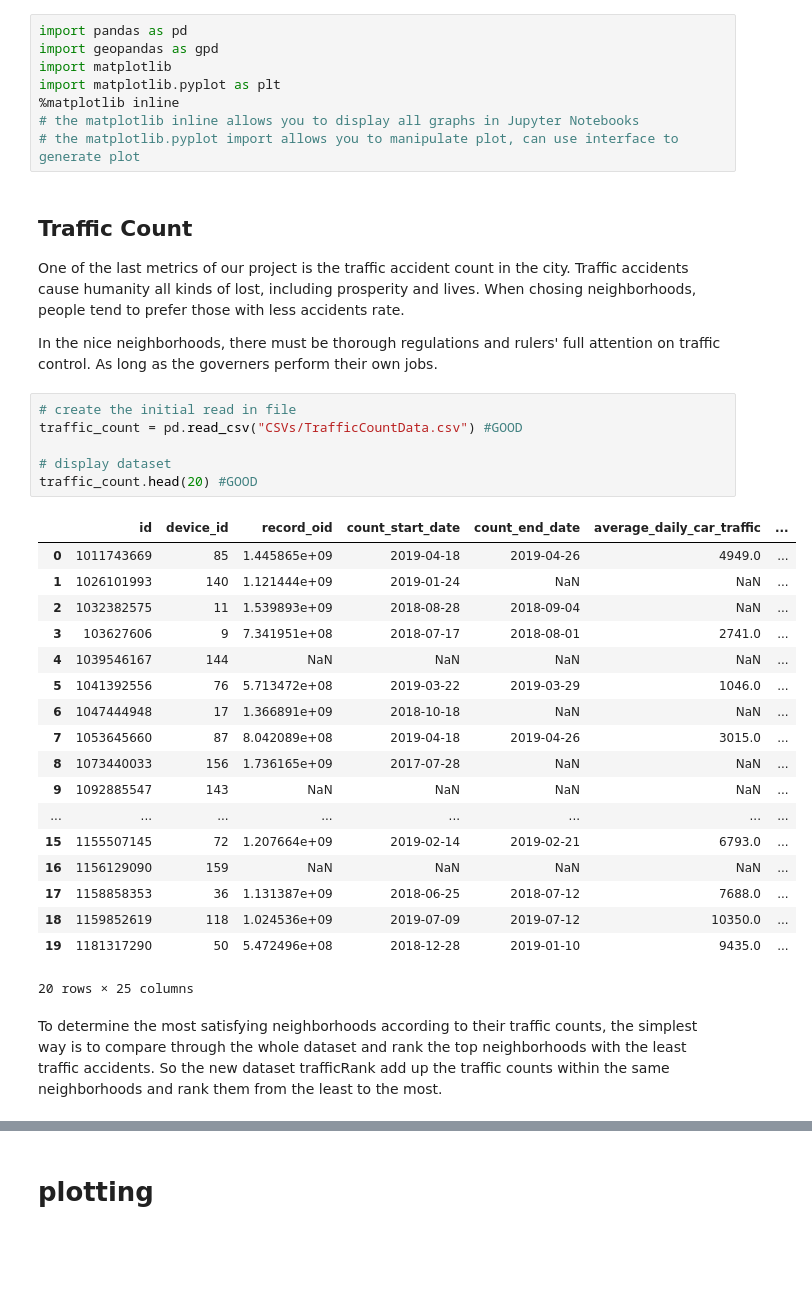
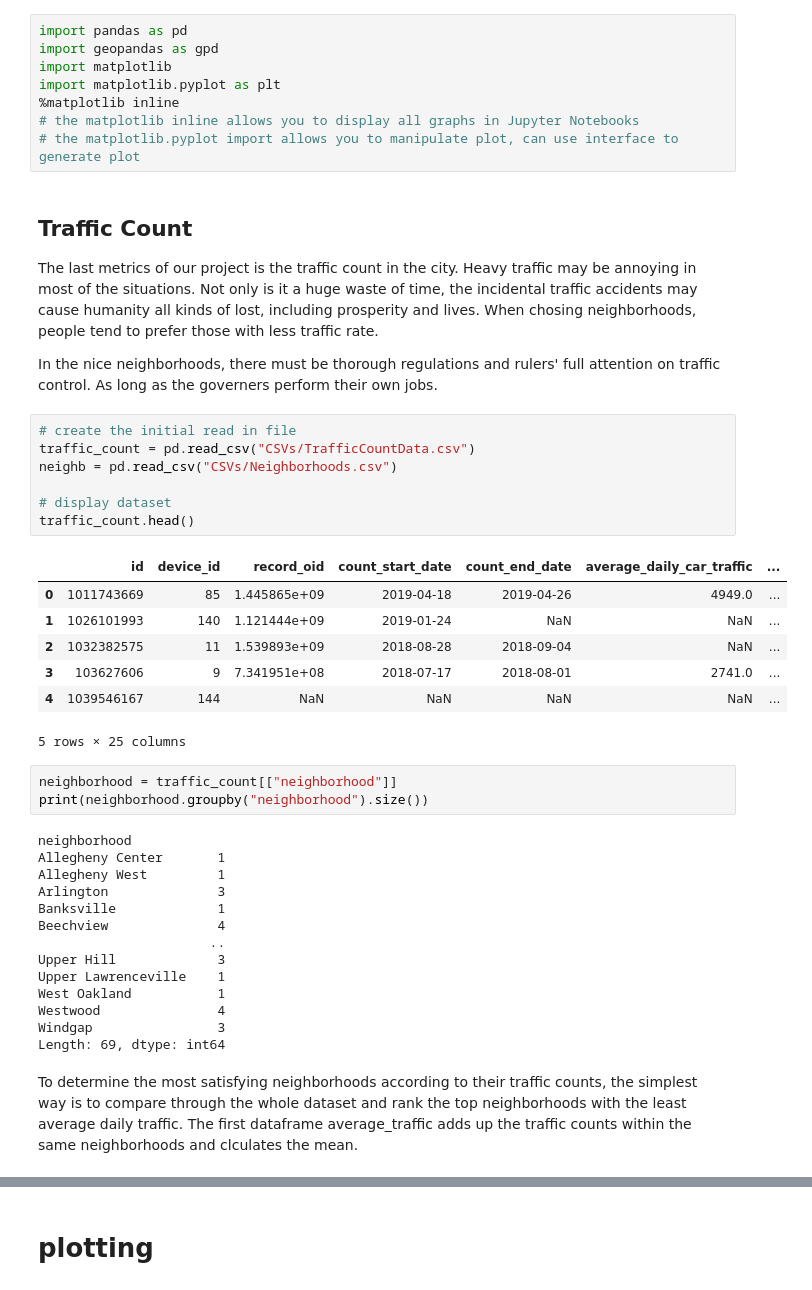
Before and after one commit to songxingyu1118/CMPINF10_Final_Project, a Jupyter notebook: Maeve's-Work.ipynb, the cells around one changed output, grey strips where cells are left out. Saved outputs shown, nothing was run; the diff lists cells and outputs as text; blank space fills up the shorter version.

```diff
--- a/Maeve's-Work.ipynb
+++ b/Maeve's-Work.ipynb
@@ -8,35 +8,42 @@ import matplotlib.pyplot as plt
 # the matplotlib.pyplot import allows you to manipulate plot, can use interface to generate plot
 # %% [markdown]
 ## Traffic Count
-One of the last metrics of our project is the traffic accident count in the city. Traffic accidents cause humanity all kinds of lost, including prosperity and lives. When chosing neighborhoods, people tend to prefer those with less accidents rate.
+The last metrics of our project is the traffic count in the city. Heavy traffic may be annoying in most of the situations. Not only is it a huge waste of time, the incidental traffic accidents may cause humanity all kinds of lost, including prosperity and lives. When chosing neighborhoods, people tend to prefer those with less traffic rate.
 
 In the nice neighborhoods, there must be thorough regulations and rulers' full attention on traffic control. As long as the governers perform their own jobs.
 # %%
 # create the initial read in file
-traffic_count = pd.read_csv("CSVs/TrafficCountData.csv") #GOOD
+traffic_count = pd.read_csv("CSVs/TrafficCountData.csv")
+neighb = pd.read_csv("CSVs/Neighborhoods.csv")
 
 # display dataset
-traffic_count.head(20) #GOOD
+traffic_count.head()
 # %% [output]
 |  | id | device_id | record_oid | count_start_date | count_end_date | average_daily_car_traffic | ... |
 | 0 | 1011743669 | 85 | 1.445865e+09 | 2019-04-18 | 2019-04-26 | 4949.0 | ... |
 | 1 | 1026101993 | 140 | 1.121444e+09 | 2019-01-24 | NaN | NaN | ... |
 | 2 | 1032382575 | 11 | 1.539893e+09 | 2018-08-28 | 2018-09-04 | NaN | ... |
 | 3 | 103627606 | 9 | 7.341951e+08 | 2018-07-17 | 2018-08-01 | 2741.0 | ... |
 | 4 | 1039546167 | 144 | NaN | NaN | NaN | NaN | ... |
-| 5 | 1041392556 | 76 | 5.713472e+08 | 2019-03-22 | 2019-03-29 | 1046.0 | ... |
-| 6 | 1047444948 | 17 | 1.366891e+09 | 2018-10-18 | NaN | NaN | ... |
-| 7 | 1053645660 | 87 | 8.042089e+08 | 2019-04-18 | 2019-04-26 | 3015.0 | ... |
-| 8 | 1073440033 | 156 | 1.736165e+09 | 2017-07-28 | NaN | NaN | ... |
-| 9 | 1092885547 | 143 | NaN | NaN | NaN | NaN | ... |
-| ... | ... | ... | ... | ... | ... | ... | ... |
-| 15 | 1155507145 | 72 | 1.207664e+09 | 2019-02-14 | 2019-02-21 | 6793.0 | ... |
-| 16 | 1156129090 | 159 | NaN | NaN | NaN | NaN | ... |
-| 17 | 1158858353 | 36 | 1.131387e+09 | 2018-06-25 | 2018-07-12 | 7688.0 | ... |
-| 18 | 1159852619 | 118 | 1.024536e+09 | 2019-07-09 | 2019-07-12 | 10350.0 | ... |
-| 19 | 1181317290 | 50 | 5.472496e+08 | 2018-12-28 | 2019-01-10 | 9435.0 | ... |
-20 rows × 25 columns
+5 rows × 25 columns
+# %%
+neighborhood = traffic_count[["neighborhood"]]
+print(neighborhood.groupby("neighborhood").size())
+# %% [output]
+neighborhood
+Allegheny Center       1
+Allegheny West         1
+Arlington              3
+Banksville             1
+Beechview              4
+                      ..
+Upper Hill             3
+Upper Lawrenceville    1
+West Oakland           1
+Westwood               4
+Windgap                3
+Length: 69, dtype: int64
 # %% [markdown]
-To determine the most satisfying neighborhoods according to their traffic counts, the simplest way is to compare through the whole dataset and rank the top neighborhoods with the least traffic accidents. So the new dataset trafficRank add up the traffic counts within the same neighborhoods and rank them from the least to the most.
+To determine the most satisfying neighborhoods according to their traffic counts, the simplest way is to compare through the whole dataset and rank the top neighborhoods with the least average daily traffic. The first dataframe average_traffic adds up the traffic counts within the same neighborhoods and clculates the mean.
 # %%
 # group data set to find out each neighborhood's average daily car traffic
```
Also changed, not shown: parts of 17 cells of this notebook, 3 other files.
